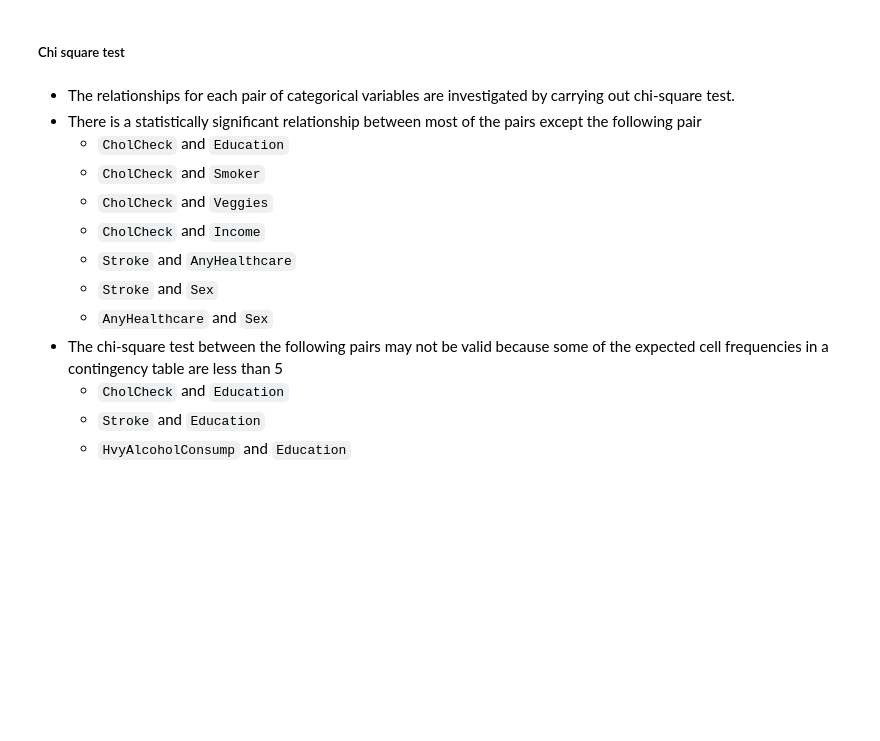
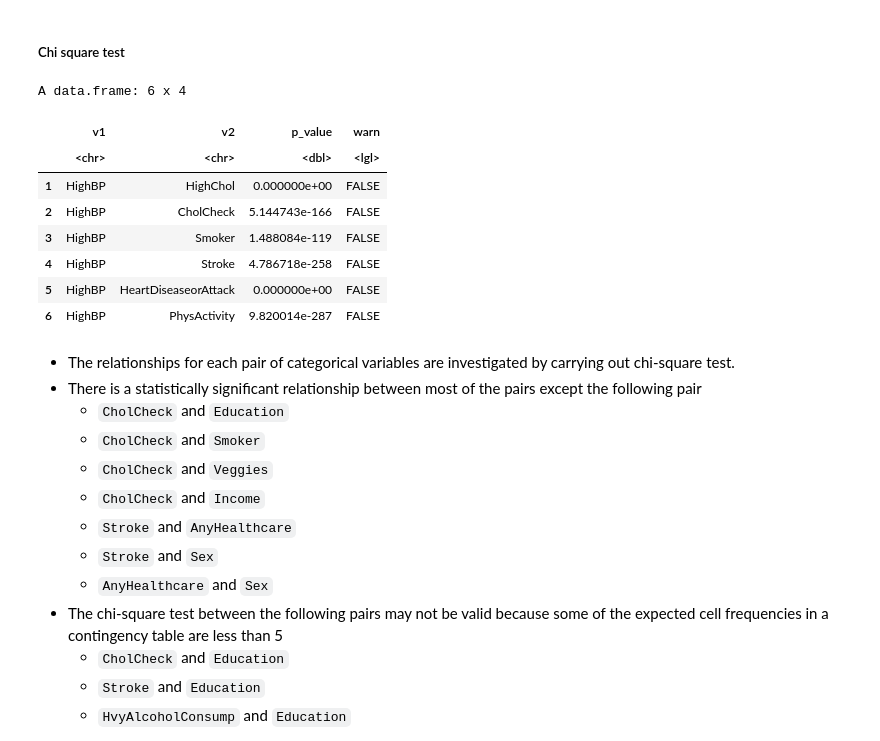
Before and after one commit to wilsonwlc/Diabetes-Statistical-Analysis, a Jupyter notebook: main.ipynb, the cells around one changed output. Saved outputs shown, nothing was run; the diff lists cells and outputs as text; code cells hidden in the pictures; blank space fills up the shorter version.

```diff
--- a/main.ipynb
+++ b/main.ipynb
@@ -269,4 +269,16 @@ for (i in seq_len(nrow(df_multicollinearity))){
   test <- quite_chisquare(df0, var1, var2)
   df_multicollinearity[i, 3] <- test$result
   df_multicollinearity[i, 4] <- !is_empty(test$warnings)}
+# %%
+head(df_multicollinearity)
+# %% [output]
+A data.frame: 6 x 4
+|  | v1 | v2 | p_value | warn |
+|  | <chr> | <chr> | <dbl> | <lgl> |
+| 1 | HighBP | HighChol | 0.000000e+00 | FALSE |
+| 2 | HighBP | CholCheck | 5.144743e-166 | FALSE |
+| 3 | HighBP | Smoker | 1.488084e-119 | FALSE |
+| 4 | HighBP | Stroke | 4.786718e-258 | FALSE |
+| 5 | HighBP | HeartDiseaseorAttack | 0.000000e+00 | FALSE |
+| 6 | HighBP | PhysActivity | 9.820014e-287 | FALSE |
 # %%
```
Also changed, not shown: parts of 1 cell of this notebook, 1 other file.
